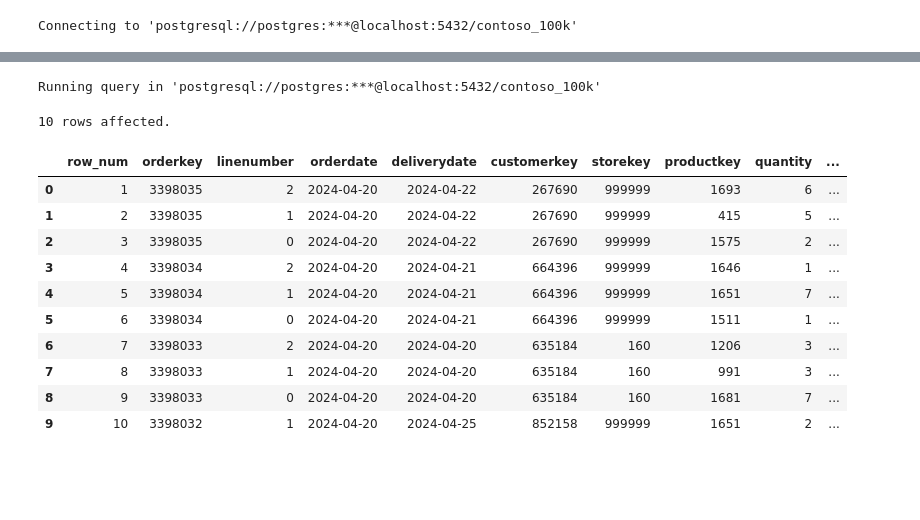
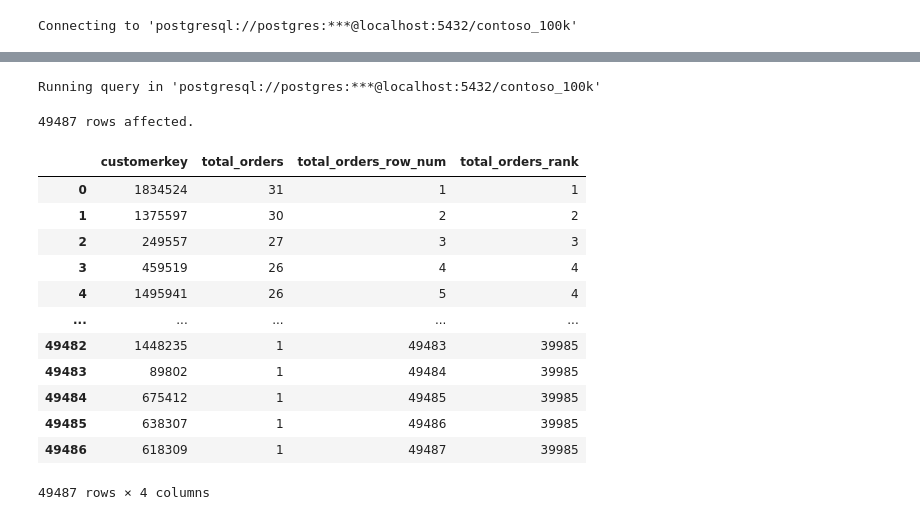
Before and after one commit to anshjw/data-analytics-learning, a Jupyter notebook: Int_SQL/3_Windows_Function/3_Ranking.ipynb, the cells around one changed output, grey strips where cells are left out. Saved outputs shown, nothing was run; the diff lists cells and outputs as text; code cells hidden in the pictures; blank space fills up the shorter version.

```diff
--- a/Int_SQL/3_Windows_Function/3_Ranking.ipynb
+++ b/Int_SQL/3_Windows_Function/3_Ranking.ipynb
@@ -187,27 +292,27 @@ Running query in 'postgresql://postgres:***@localhost:5432/contoso_100k'
 # %%
 %%sql
 
 SELECT
-    ROW_NUMBER() OVER(
-        ORDER BY
-            orderdate DESC,
-            orderkey DESC,
-            linenumber DESC
-    ) AS row_num,
-    *
-FROM sales
-LIMIT 10
+    customerkey,
+    COUNT(*) AS total_orders,
+    ROW_NUMBER() OVER (ORDER BY COUNT(*) DESC) AS total_orders_row_num,
+    RANK() OVER (ORDER BY COUNT(*) DESC) AS total_orders_rank
+FROM
+    sales
+GROUP BY customerkey;
 # %% [output]
 Running query in 'postgresql://postgres:***@localhost:5432/contoso_100k'
-10 rows affected.
+49487 rows affected.
-|  | row_num | orderkey | linenumber | orderdate | deliverydate | customerkey | storekey | productkey | quantity | ... |
-| 0 | 1 | 3398035 | 2 | 2024-04-20 | 2024-04-22 | 267690 | 999999 | 1693 | 6 | ... |
-| 1 | 2 | 3398035 | 1 | 2024-04-20 | 2024-04-22 | 267690 | 999999 | 415 | 5 | ... |
-| 2 | 3 | 3398035 | 0 | 2024-04-20 | 2024-04-22 | 267690 | 999999 | 1575 | 2 | ... |
-| 3 | 4 | 3398034 | 2 | 2024-04-20 | 2024-04-21 | 664396 | 999999 | 1646 | 1 | ... |
-| 4 | 5 | 3398034 | 1 | 2024-04-20 | 2024-04-21 | 664396 | 999999 | 1651 | 7 | ... |
-| 5 | 6 | 3398034 | 0 | 2024-04-20 | 2024-04-21 | 664396 | 999999 | 1511 | 1 | ... |
-| 6 | 7 | 3398033 | 2 | 2024-04-20 | 2024-04-20 | 635184 | 160 | 1206 | 3 | ... |
-| 7 | 8 | 3398033 | 1 | 2024-04-20 | 2024-04-20 | 635184 | 160 | 991 | 3 | ... |
-| 8 | 9 | 3398033 | 0 | 2024-04-20 | 2024-04-20 | 635184 | 160 | 1681 | 7 | ... |
-| 9 | 10 | 3398032 | 1 | 2024-04-20 | 2024-04-25 | 852158 | 999999 | 1651 | 2 | ... |
+|  | customerkey | total_orders | total_orders_row_num | total_orders_rank |
+| 0 | 1834524 | 31 | 1 | 1 |
+| 1 | 1375597 | 30 | 2 | 2 |
+| 2 | 249557 | 27 | 3 | 3 |
+| 3 | 459519 | 26 | 4 | 4 |
+| 4 | 1495941 | 26 | 5 | 4 |
+| ... | ... | ... | ... | ... |
+| 49482 | 1448235 | 1 | 49483 | 39985 |
+| 49483 | 89802 | 1 | 49484 | 39985 |
+| 49484 | 675412 | 1 | 49485 | 39985 |
+| 49485 | 638307 | 1 | 49486 | 39985 |
+| 49486 | 618309 | 1 | 49487 | 39985 |
+49487 rows × 4 columns
```
Also changed, not shown: parts of 28 cells of this notebook.
